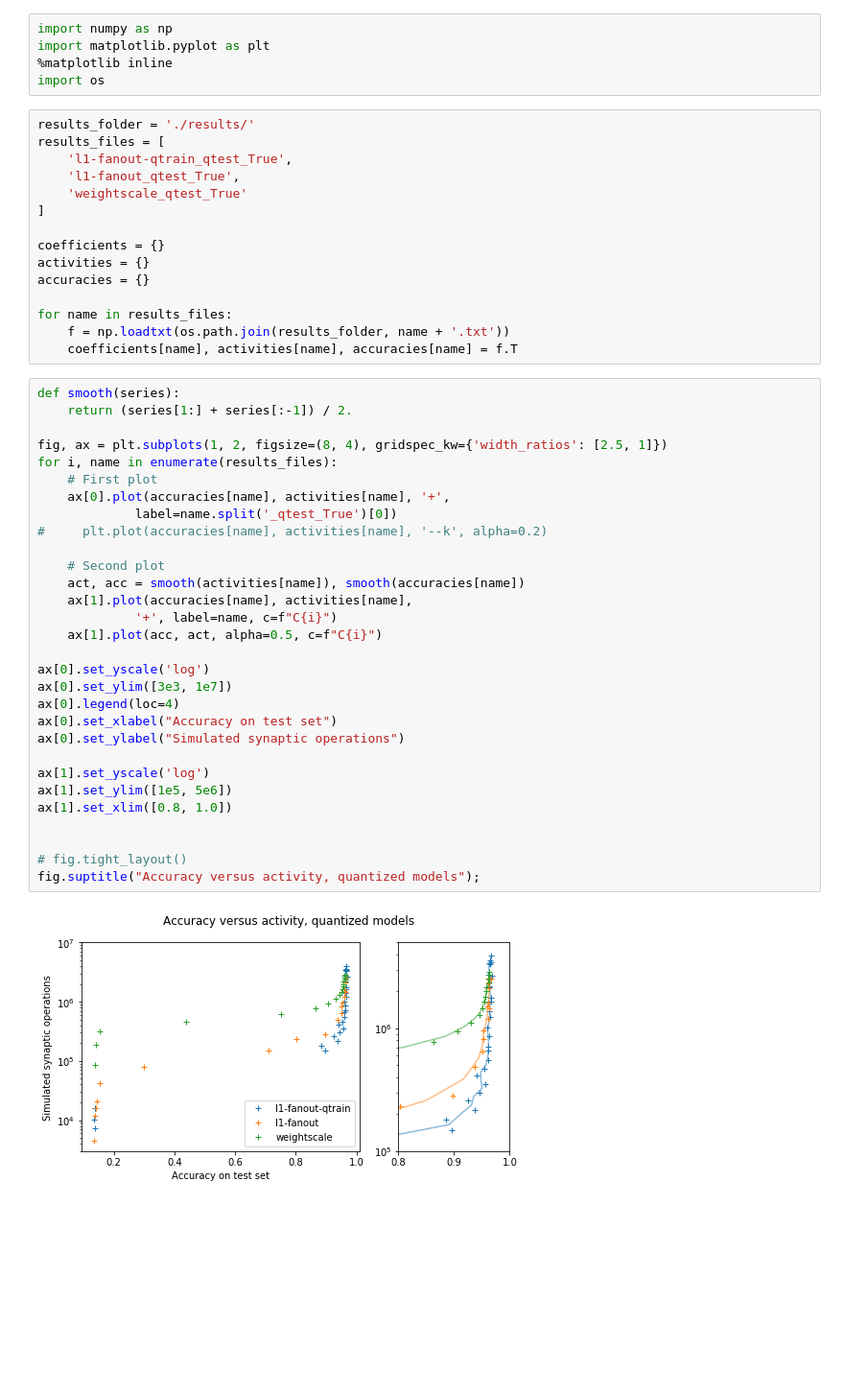
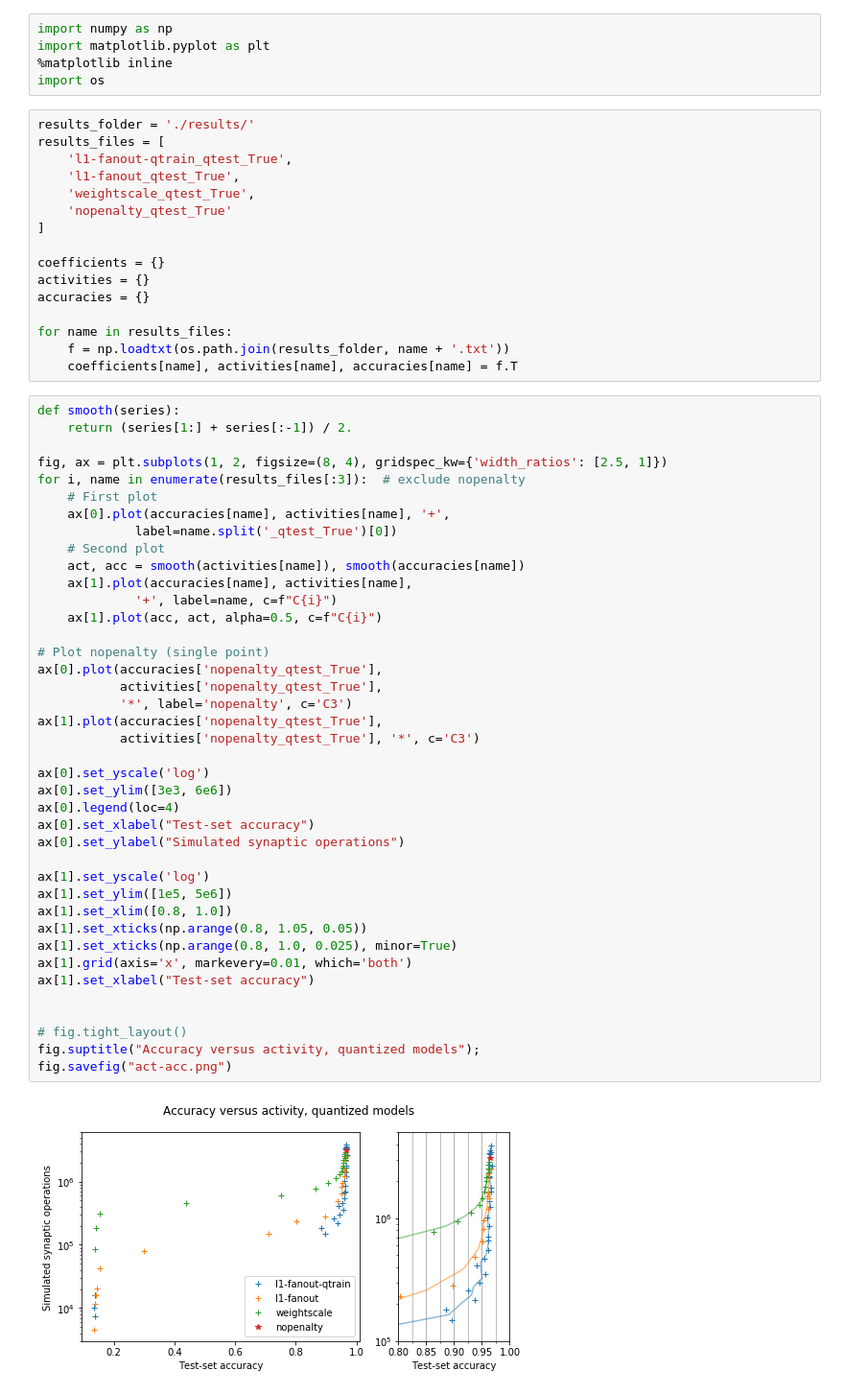
Before and after one commit to fgr1986/synoploss, a Jupyter notebook: scripts/mnist_dvs/show_results.ipynb, the cells around one changed output. Shown: that part at 96% size. Saved outputs shown, nothing was run; the diff lists cells and outputs as text; blank space fills up the shorter version.

```diff
--- a/scripts/mnist_dvs/show_results.ipynb
+++ b/scripts/mnist_dvs/show_results.ipynb
@@ -8,7 +8,8 @@ results_folder = './results/'
 results_files = [
     'l1-fanout-qtrain_qtest_True',
     'l1-fanout_qtest_True',
-    'weightscale_qtest_True'
+    'weightscale_qtest_True',
+    'nopenalty_qtest_True'
 ]
 
 coefficients = {}
@@ -21,34 +22,44 @@ for name in results_files:
 # %%
 def smooth(series):
     return (series[1:] + series[:-1]) / 2.
 
 fig, ax = plt.subplots(1, 2, figsize=(8, 4), gridspec_kw={'width_ratios': [2.5, 1]})
-for i, name in enumerate(results_files):
+for i, name in enumerate(results_files[:3]):  # exclude nopenalty
     # First plot
     ax[0].plot(accuracies[name], activities[name], '+',
              label=name.split('_qtest_True')[0])
-#     plt.plot(accuracies[name], activities[name], '--k', alpha=0.2)
-
     # Second plot
     act, acc = smooth(activities[name]), smooth(accuracies[name])
     ax[1].plot(accuracies[name], activities[name],
              '+', label=name, c=f"C{i}")
     ax[1].plot(acc, act, alpha=0.5, c=f"C{i}")
 
+# Plot nopenalty (single point)
+ax[0].plot(accuracies['nopenalty_qtest_True'],
+           activities['nopenalty_qtest_True'],
+           '*', label='nopenalty', c='C3')
+ax[1].plot(accuracies['nopenalty_qtest_True'],
+           activities['nopenalty_qtest_True'], '*', c='C3')
+
 ax[0].set_yscale('log')
-ax[0].set_ylim([3e3, 1e7])
+ax[0].set_ylim([3e3, 6e6])
 ax[0].legend(loc=4)
-ax[0].set_xlabel("Accuracy on test set")
+ax[0].set_xlabel("Test-set accuracy")
 ax[0].set_ylabel("Simulated synaptic operations")
 
 ax[1].set_yscale('log')
 ax[1].set_ylim([1e5, 5e6])
 ax[1].set_xlim([0.8, 1.0])
+ax[1].set_xticks(np.arange(0.8, 1.05, 0.05))
+ax[1].set_xticks(np.arange(0.8, 1.0, 0.025), minor=True)
+ax[1].grid(axis='x', markevery=0.01, which='both')
+ax[1].set_xlabel("Test-set accuracy")
 
 
 # fig.tight_layout()
 fig.suptitle("Accuracy versus activity, quantized models");
+fig.savefig("act-acc.png")
 # %% [output]
-[figure, old version]
+[figure, new version]
 # %%
 fig, ax = plt.subplots(2, 1, figsize=(5,5), sharex=True)
```
Also changed, not shown: parts of 1 cell of this notebook, 1 other file.
